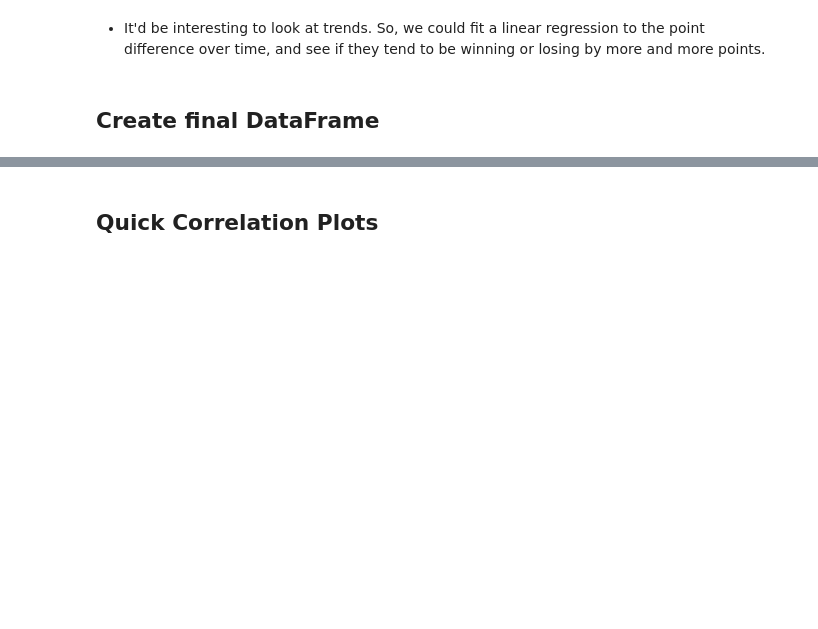
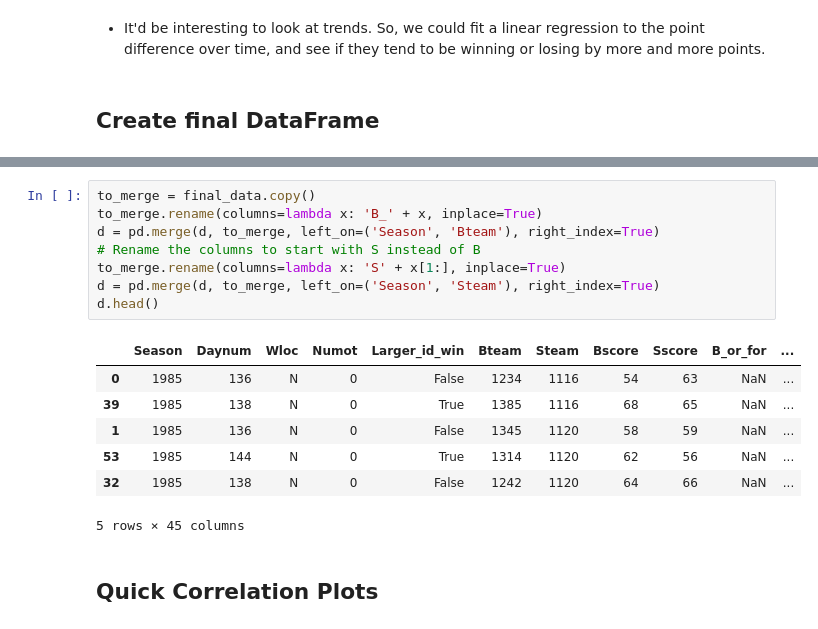
Before and after one commit to joshbrowning2358/GithubSandbox, a Jupyter notebook: Python/NCAA Data Manipulation.ipynb, the cells around one changed output, grey strips where cells are left out. Drawn from its saved outputs; the diff is of its cells as text; blank space fills up the shorter version.

```diff
--- a/Python/NCAA Data Manipulation.ipynb
+++ b/Python/NCAA Data Manipulation.ipynb
@@ -212,2 +215,18 @@ final_data
+# %%
+to_merge = final_data.copy()
+to_merge.rename(columns=lambda x: 'B_' + x, inplace=True)
+d = pd.merge(d, to_merge, left_on=('Season', 'Bteam'), right_index=True)
+# Rename the columns to start with S instead of B
+to_merge.rename(columns=lambda x: 'S' + x[1:], inplace=True)
+d = pd.merge(d, to_merge, left_on=('Season', 'Steam'), right_index=True)
+d.head()
+# %% [output]
+|  | Season | Daynum | Wloc | Numot | Larger_id_win | Bteam | Steam | Bscore | Sscore | B_or_for | ... |
+| 0 | 1985 | 136 | N | 0 | False | 1234 | 1116 | 54 | 63 | NaN | ... |
+| 39 | 1985 | 138 | N | 0 | True | 1385 | 1116 | 68 | 65 | NaN | ... |
+| 1 | 1985 | 136 | N | 0 | False | 1345 | 1120 | 58 | 59 | NaN | ... |
+| 53 | 1985 | 144 | N | 0 | True | 1314 | 1120 | 62 | 56 | NaN | ... |
+| 32 | 1985 | 138 | N | 0 | False | 1242 | 1120 | 64 | 66 | NaN | ... |
+5 rows × 45 columns
 # %% [markdown]
 ## Quick Correlation Plots
```
Also changed, not shown: parts of 5 cells of this notebook.
